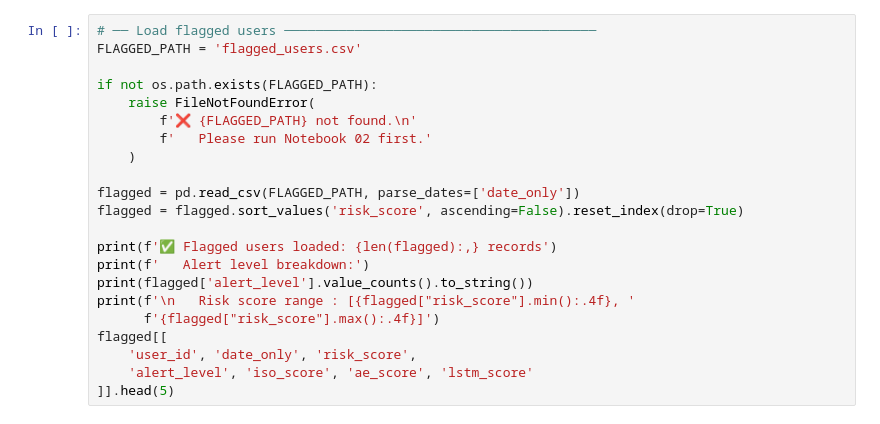
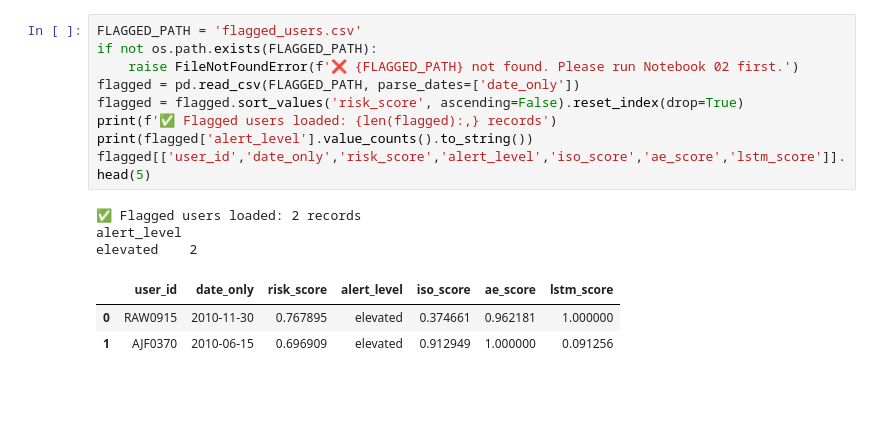
Before and after one commit to mlyu2000/DevDay-Workshop-analysis, a Jupyter notebook: 03_llm_reasoning.ipynb, the cells around one changed output. Cells and saved outputs as stored; diff of their text form; blank space fills up the shorter version.

```diff
--- a/03_llm_reasoning.ipynb
+++ b/03_llm_reasoning.ipynb
@@ -46,23 +21,17 @@ print('✅ Imports loaded.')
 # %%
-# ── Load flagged users ────────────────────────────────────────
 FLAGGED_PATH = 'flagged_users.csv'
-
 if not os.path.exists(FLAGGED_PATH):
-    raise FileNotFoundError(
-        f'❌ {FLAGGED_PATH} not found.\n'
-        f'   Please run Notebook 02 first.'
-    )
-
+    raise FileNotFoundError(f'❌ {FLAGGED_PATH} not found. Please run Notebook 02 first.')
 flagged = pd.read_csv(FLAGGED_PATH, parse_dates=['date_only'])
 flagged = flagged.sort_values('risk_score', ascending=False).reset_index(drop=True)
-
 print(f'✅ Flagged users loaded: {len(flagged):,} records')
-print(f'   Alert level breakdown:')
 print(flagged['alert_level'].value_counts().to_string())
-print(f'\n   Risk score range : [{flagged["risk_score"].min():.4f}, '
-      f'{flagged["risk_score"].max():.4f}]')
-flagged[[
-    'user_id', 'date_only', 'risk_score',
-    'alert_level', 'iso_score', 'ae_score', 'lstm_score'
-]].head(5)
+flagged[['user_id','date_only','risk_score','alert_level','iso_score','ae_score','lstm_score']].head(5)
+# %% [output]
+✅ Flagged users loaded: 2 records
+alert_level
+elevated    2
+|  | user_id | date_only | risk_score | alert_level | iso_score | ae_score | lstm_score |
+| 0 | RAW0915 | 2010-11-30 | 0.767895 | elevated | 0.374661 | 0.962181 | 1.000000 |
+| 1 | AJF0370 | 2010-06-15 | 0.696909 | elevated | 0.912949 | 1.000000 | 0.091256 |
 # %%
```
Also changed, not shown: parts of 29 cells of this notebook.
